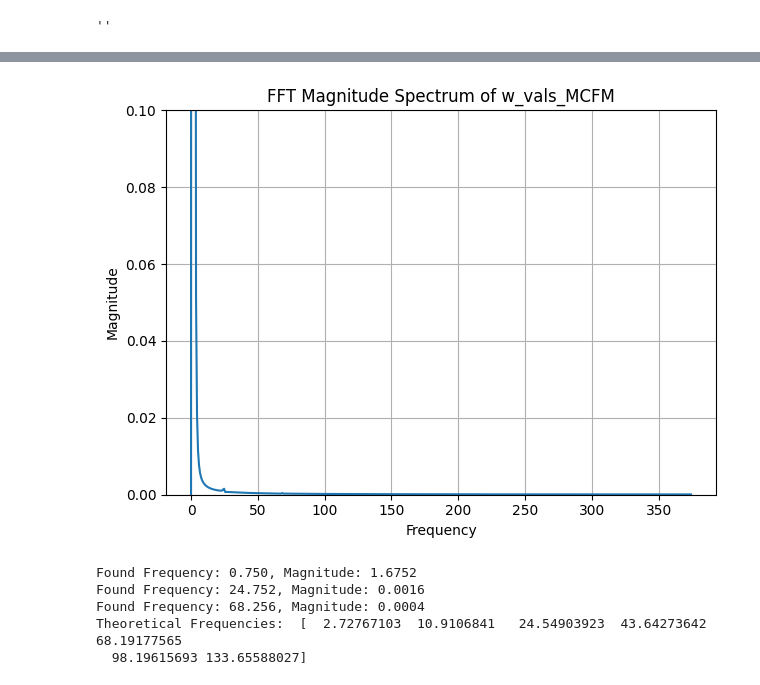
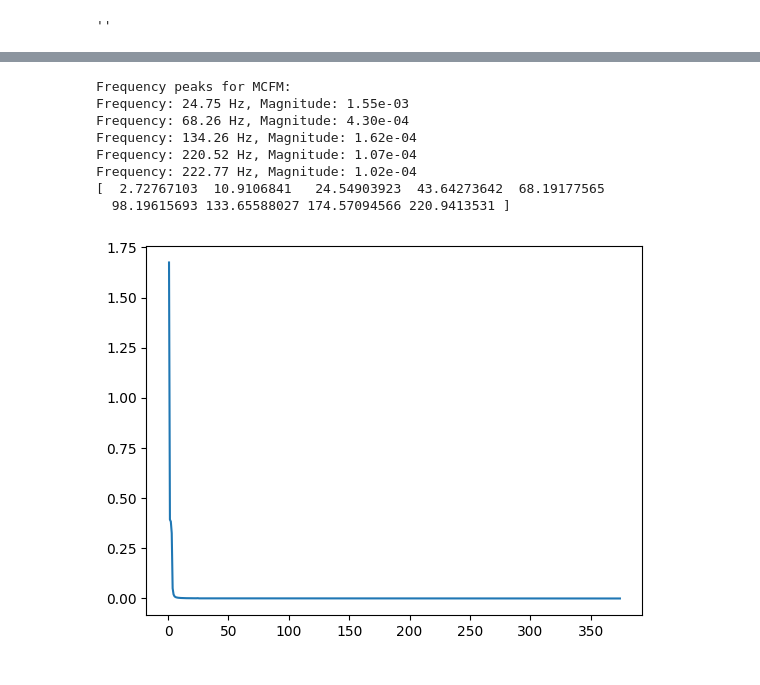
Before and after one commit to pellemutsaers/bridge_dynamics, a Jupyter notebook: compare.ipynb, the cells around one changed output, grey strips where cells are left out. Saved outputs shown, nothing was run; the diff lists cells and outputs as text; code cells hidden in the pictures.

```diff
--- a/compare.ipynb
+++ b/compare.ipynb
@@ -51,50 +64,40 @@ Time for MMM_beam.calculate_midpoint_results: 0.345439 seconds
 # %%
-fft_vals = np.fft.fft(w_vals_MCFM - np.mean(w_vals_MCFM))
+from scipy.signal import find_peaks
 
-length = len(w_vals_MCFM)
-freqs = np.fft.fftfreq(length, d=MCFM_beam.t_vals[1] - MCFM_beam.t_vals[0])
+def plot_fft(w_vals, t_vals, label):
+    dt = t_vals[1] - t_vals[0]
+    N = len(w_vals)
+    f = np.fft.fftfreq(N, dt)
+    W = np.fft.fft(w_vals)
+    positive_frequencies = f > 0
+    plt.plot(f[positive_frequencies], abs(W[positive_frequencies]), label=label)
 
-# Magnitude spectrum
-magnitude = np.abs(fft_vals)
+def print_frequencies(w_vals, t_vals, label):
+    dt = t_vals[1] - t_vals[0]
+    N = len(w_vals)
+    f = np.fft.fftfreq(N, dt)
+    W = np.fft.fft(w_vals)
+    positive_frequencies = f > 0
 
-# Plot only the positive half of the spectrum
-half = length // 2
-plt.plot(freqs[:half], magnitude[:half])
-plt.title("FFT Magnitude Spectrum of w_vals_MCFM")
-plt.xlabel("Frequency")
-plt.ylabel("Magnitude")
-plt.ylim(0, 0.1)
-plt.grid(True)
-plt.tight_layout()
-plt.show()
+    # Find peaks in the magnitude of the FFT
+    peaks, _ = find_peaks(abs(W[positive_frequencies]))
+    peak_frequencies = f[positive_frequencies][peaks]
+    peak_magnitudes = abs(W[positive_frequencies][peaks])
+
+    print(f"Frequency peaks for {label}:")
+    for freq, mag in zip(peak_frequencies, peak_magnitudes):
+        print(f"Frequency: {freq:.2f} Hz, Magnitude: {mag:.2e}")
-# %% [output]
-[figure, removed]
 # %%
-from scipy.signal import find_peaks
-
-# Assume `magnitude` is the FFT magnitude spectrum
-# Optional: take only the positive half of the spectrum
-half_N = len(magnitude) // 2
-magnitude_half = magnitude[:half_N]
-freqs_half = freqs[:half_N]
-
-# Detect peaks — tune `height`, `prominence`, or `distance` as needed
-peaks, properties = find_peaks(magnitude_half, prominence=1e-4)
-
-# Get the corresponding frequencies
-peak_freqs = freqs_half[peaks]
-peak_mags = magnitude_half[peaks]
-
-# Print or sort
-for f, m in sorted(zip(peak_freqs, peak_mags), key=lambda x: -x[1]):
-    print(f"Found Frequency: {f:.3f}, Magnitude: {m:.4f}")
-
-ns = np.arange(1, N + 1)
-Theoretical_omegas = MCFM_beam.get_omega_n(ns)
-print("Theoretical Frequencies: ", Theoretical_omegas / 2 / np.pi)
+plot_fft(w_vals_MCFM, MCFM_beam.t_vals, 'MCFM')
+print_frequencies(w_vals_MCFM, MCFM_beam.t_vals, 'MCFM')
+print(MCFM_beam.get_omega_n(np.arange(1, N+1)) / 2 / np.pi)
 # %% [output]
-Found Frequency: 0.750, Magnitude: 1.6752
-Found Frequency: 24.752, Magnitude: 0.0016
-Found Frequency: 68.256, Magnitude: 0.0004
-Theoretical Frequencies:  [  2.72767103  10.9106841   24.54903923  43.64273642  68.19177565
-  98.19615693 133.65588027]
+Frequency peaks for MCFM:
+Frequency: 24.75 Hz, Magnitude: 1.55e-03
+Frequency: 68.26 Hz, Magnitude: 4.30e-04
+Frequency: 134.26 Hz, Magnitude: 1.62e-04
+Frequency: 220.52 Hz, Magnitude: 1.07e-04
+Frequency: 222.77 Hz, Magnitude: 1.02e-04
+[  2.72767103  10.9106841   24.54903923  43.64273642  68.19177565
+  98.19615693 133.65588027 174.57094566 220.9413531 ]
+[figure, added]
```
Also changed, not shown: parts of 6 cells of this notebook, 1 other file.
